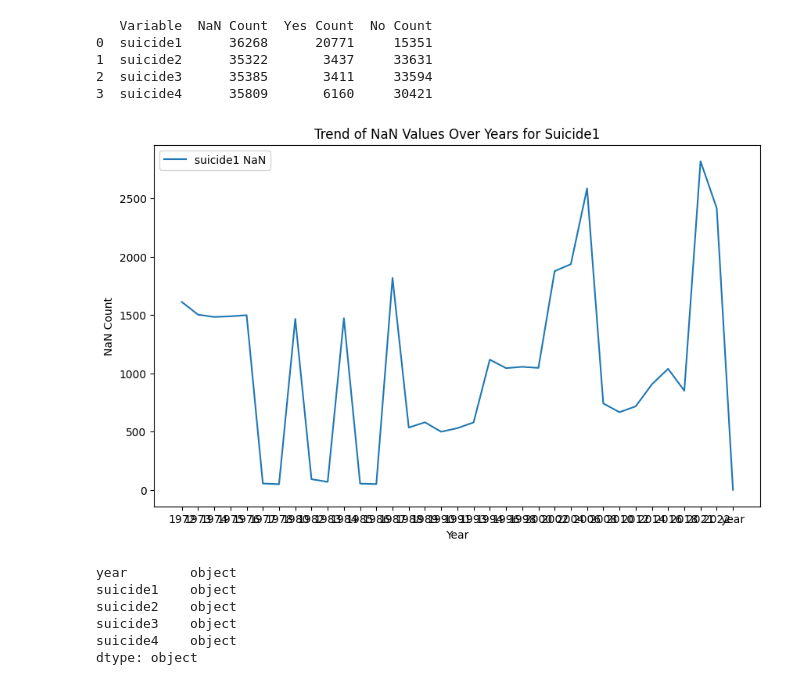
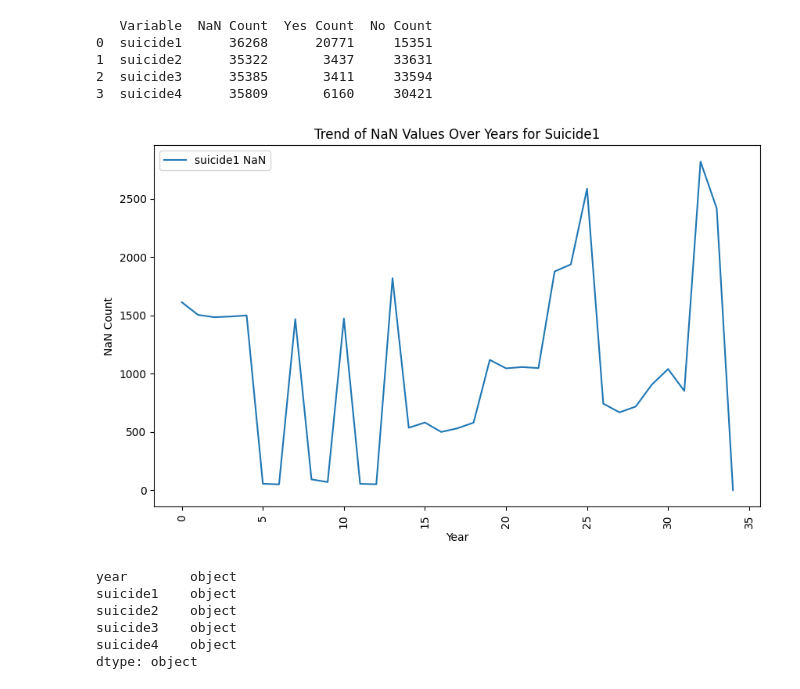
Before and after one commit to LindaMjw/project_gss, a Jupyter notebook: get_gss.ipynb, the cells around one changed output. Saved outputs shown, nothing was run; the diff lists cells and outputs as text; code cells hidden in the pictures.

```diff
--- a/get_gss.ipynb
+++ b/get_gss.ipynb
@@ -101,19 +104,21 @@ print(summary)
 # %%
 import matplotlib.pyplot as plt
 
-nan_counts = df.groupby('year')['suicide1'].apply(lambda x: x.isna().sum())
+nan_counts = df.groupby('year')['suicide1'].apply(lambda x: x.isna().sum()).reset_index()
 
+# get the Nan value for suicide1
 # Plot the trend over years
 plt.figure(figsize=(10, 6))
-plt.plot(nan_counts.index, nan_counts.values, label='suicide1 NaN')
+plt.plot(nan_counts.index, nan_counts['suicide1'], label='suicide1 NaN')
 
+plt.xticks(rotation='vertical')
 plt.xlabel('Year')
 plt.ylabel('NaN Count')
 plt.title('Trend of NaN Values Over Years for Suicide1')
 plt.legend()
 plt.show()
 # %% [output]
-[figure, old version]
+[figure, new version]
 # %%
 # Check Vars type
 print(df.dtypes)
```
Also changed, not shown: parts of 10 cells of this notebook.
